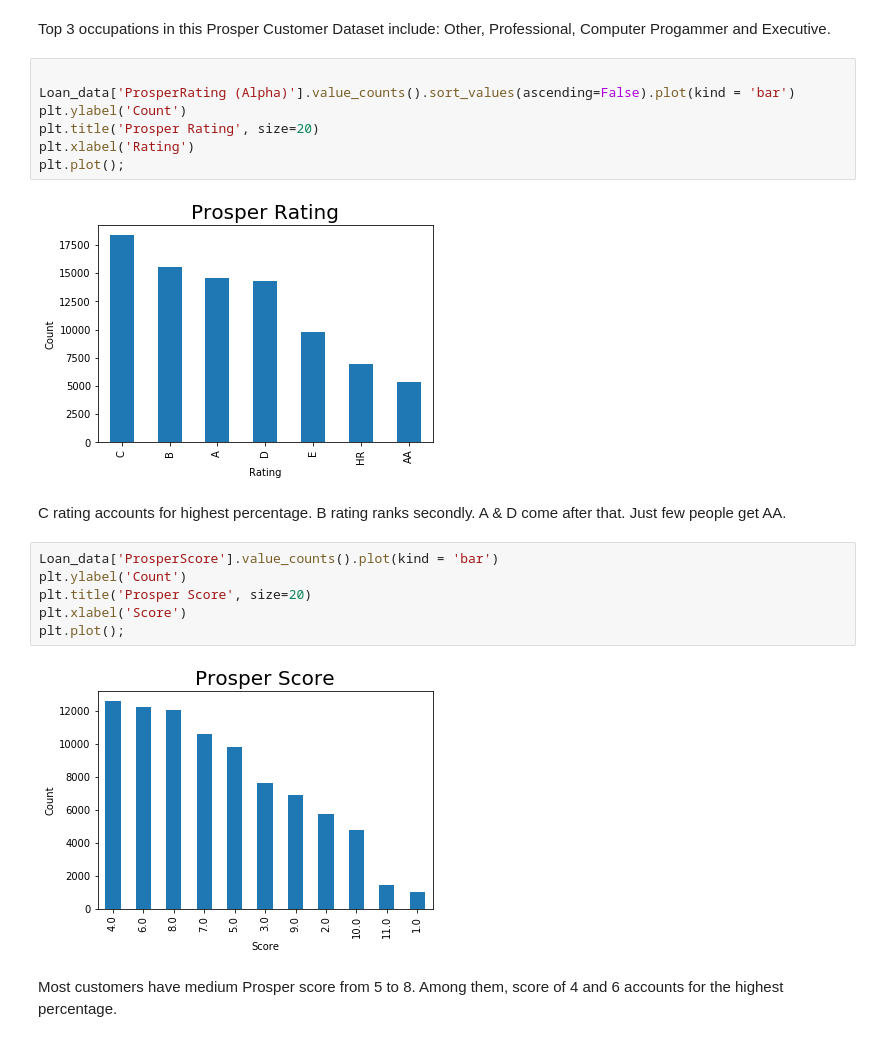
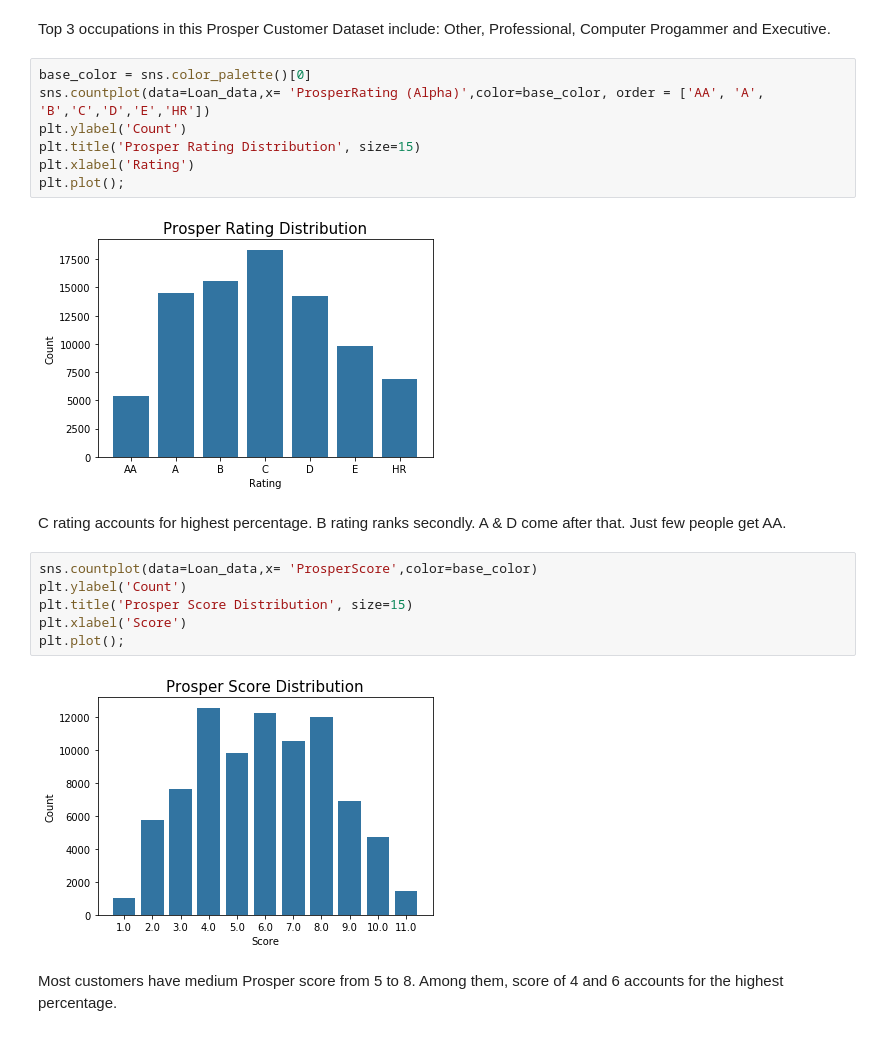
Before and after one commit to Annie189/Prosper-Loan, a Jupyter notebook: PROSPER LOAN _ PART 1.ipynb, the cells around one changed output. Cells and saved outputs as stored; diff of their text form.

```diff
--- a/PROSPER LOAN _ PART 1.ipynb
+++ b/PROSPER LOAN _ PART 1.ipynb
@@ -144,24 +144,24 @@ plt.plot();
 # %% [markdown]
 Top 3 occupations in this  Prosper Customer Dataset include: Other, Professional, Computer Progammer and Executive.
 # %%
-
-Loan_data['ProsperRating (Alpha)'].value_counts().sort_values(ascending=False).plot(kind = 'bar')
+base_color = sns.color_palette()[0]
+sns.countplot(data=Loan_data,x= 'ProsperRating (Alpha)',color=base_color, order = ['AA', 'A', 'B','C','D','E','HR'])
 plt.ylabel('Count')
-plt.title('Prosper Rating', size=20)
+plt.title('Prosper Rating Distribution', size=15)
 plt.xlabel('Rating')
 plt.plot();
 # %% [output]
-[figure, old version]
+[figure, new version]
 # %% [markdown]
 C rating accounts for highest percentage. B rating ranks secondly. A & D come after that. Just few people get AA.
 # %%
-Loan_data['ProsperScore'].value_counts().plot(kind = 'bar')
+sns.countplot(data=Loan_data,x= 'ProsperScore',color=base_color)
 plt.ylabel('Count')
-plt.title('Prosper Score', size=20)
+plt.title('Prosper Score Distribution', size=15)
 plt.xlabel('Score')
 plt.plot();
 # %% [output]
-[figure, old version]
+[figure, new version]
 # %% [markdown]
 Most customers have medium Prosper score from 5 to 8. Among them, score of 4 and 6 accounts for the highest percentage.
 # %%
```
Also changed, not shown: parts of 21 cells of this notebook, 1 other file.
